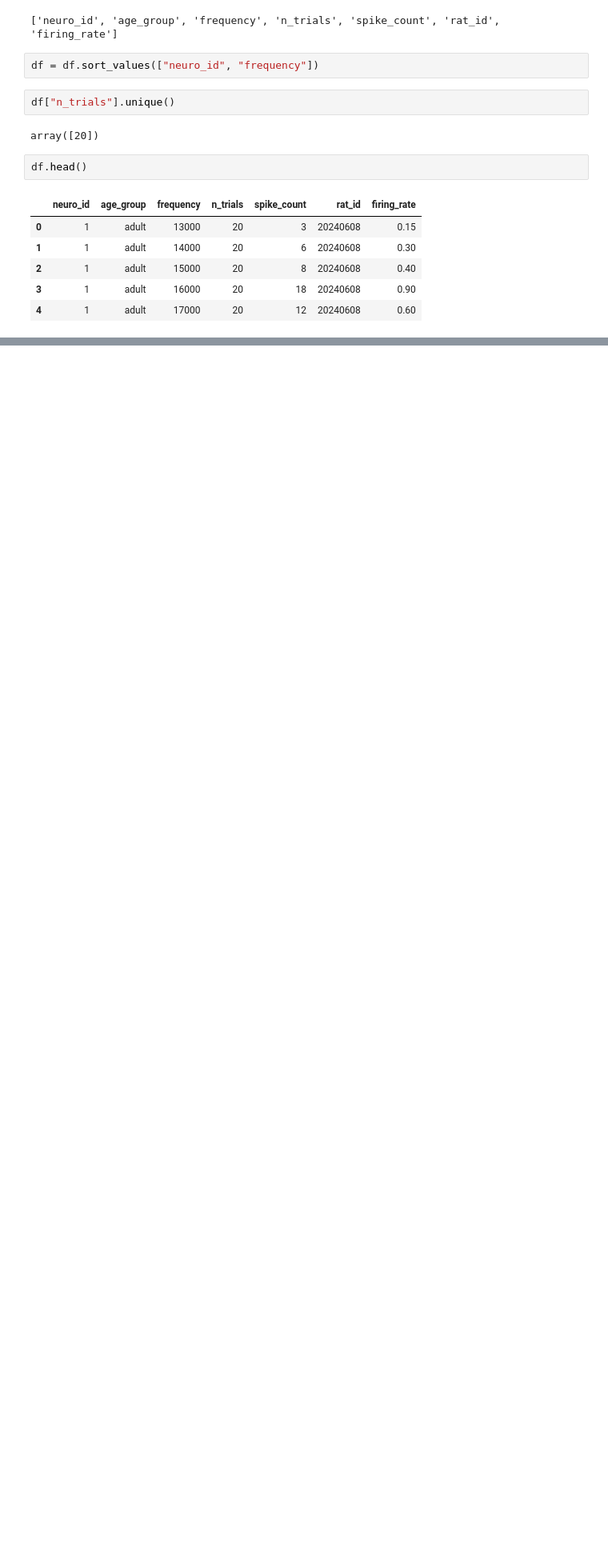
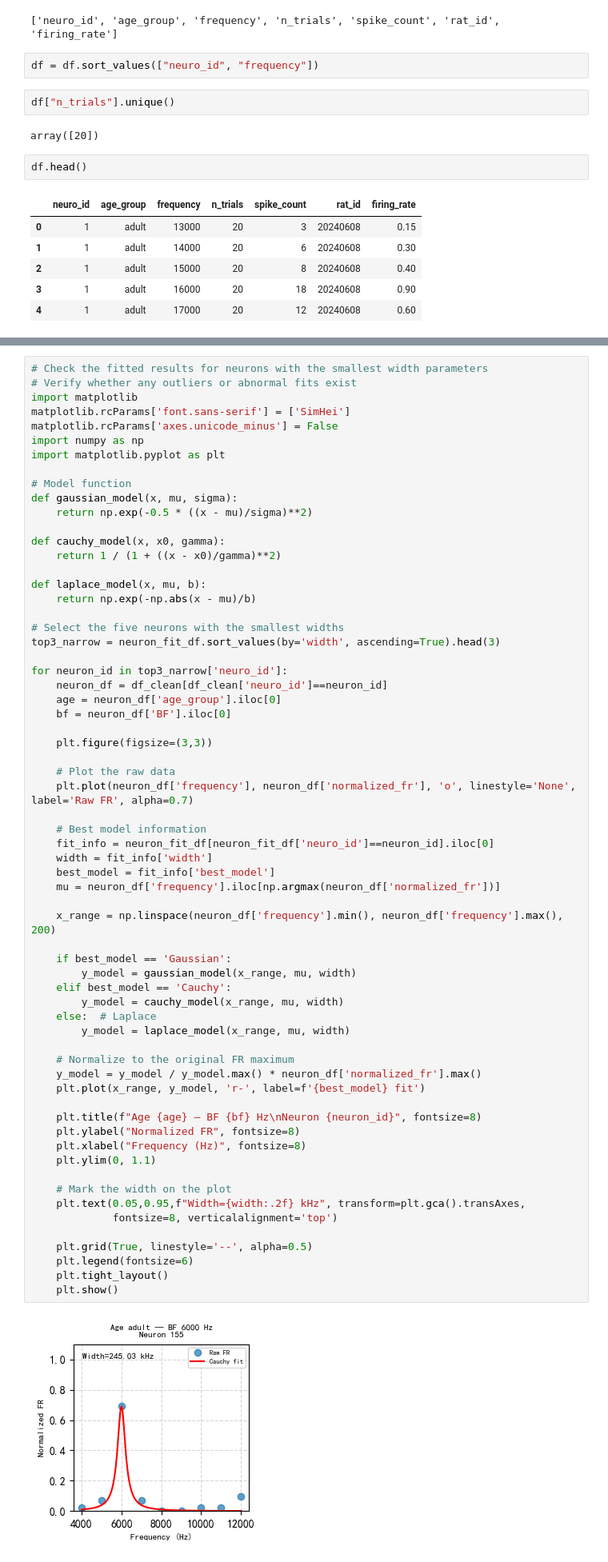
Before and after one commit to LiuWei-Neuro/AgeDependent_FRC_ModelRaw_Comparison_ICc, a Jupyter notebook: ICc_FRC_Analysis_v2.ipynb, the cells around one changed output, grey strips where cells are left out. Shown at 80% size. Drawn from its saved outputs; the diff is of its cells as text; blank space fills up the shorter version.

```diff
--- a/ICc_FRC_Analysis_v2.ipynb
+++ b/ICc_FRC_Analysis_v2.ipynb
@@ -672,0 +600,66 @@ print(neuron_counts)
+# %%
+# Check the fitted results for neurons with the smallest width parameters
+# Verify whether any outliers or abnormal fits exist
+import matplotlib
+matplotlib.rcParams['font.sans-serif'] = ['SimHei']
+matplotlib.rcParams['axes.unicode_minus'] = False
+import numpy as np
+import matplotlib.pyplot as plt
+
+# Model function
+def gaussian_model(x, mu, sigma):
+    return np.exp(-0.5 * ((x - mu)/sigma)**2)
+
+def cauchy_model(x, x0, gamma):
+    return 1 / (1 + ((x - x0)/gamma)**2)
+
+def laplace_model(x, mu, b):
+    return np.exp(-np.abs(x - mu)/b)
+
+# Select the five neurons with the smallest widths
+top3_narrow = neuron_fit_df.sort_values(by='width', ascending=True).head(3)
+
+for neuron_id in top3_narrow['neuro_id']:
+    neuron_df = df_clean[df_clean['neuro_id']==neuron_id]
+    age = neuron_df['age_group'].iloc[0]
+    bf = neuron_df['BF'].iloc[0]
+
+    plt.figure(figsize=(3,3))
+
+    # Plot the raw data
+    plt.plot(neuron_df['frequency'], neuron_df['normalized_fr'], 'o', linestyle='None', label='Raw FR', alpha=0.7)
+
+    # Best model information
+    fit_info = neuron_fit_df[neuron_fit_df['neuro_id']==neuron_id].iloc[0]
+    width = fit_info['width']
+    best_model = fit_info['best_model']
+    mu = neuron_df['frequency'].iloc[np.argmax(neuron_df['normalized_fr'])]
+
+    x_range = np.linspace(neuron_df['frequency'].min(), neuron_df['frequency'].max(), 200)
+
+    if best_model == 'Gaussian':
+        y_model = gaussian_model(x_range, mu, width)
+    elif best_model == 'Cauchy':
+        y_model = cauchy_model(x_range, mu, width)
+    else:  # Laplace
+        y_model = laplace_model(x_range, mu, width)
+
+    # Normalize to the original FR maximum
+    y_model = y_model / y_model.max() * neuron_df['normalized_fr'].max()
+    plt.plot(x_range, y_model, 'r-', label=f'{best_model} fit')
+
+    plt.title(f"Age {age} — BF {bf} Hz\nNeuron {neuron_id}", fontsize=8)
+    plt.ylabel("Normalized FR", fontsize=8)
+    plt.xlabel("Frequency (Hz)", fontsize=8)
+    plt.ylim(0, 1.1)
+
+    # Mark the width on the plot
+    plt.text(0.05,0.95,f"Width={width:.2f} kHz", transform=plt.gca().transAxes,
+             fontsize=8, verticalalignment='top')
+
+    plt.grid(True, linestyle='--', alpha=0.5)
+    plt.legend(fontsize=6)
+    plt.tight_layout()
+    plt.show()
+# %% [output]
+[figure, added]
```
Also changed, not shown: parts of 38 cells of this notebook.
